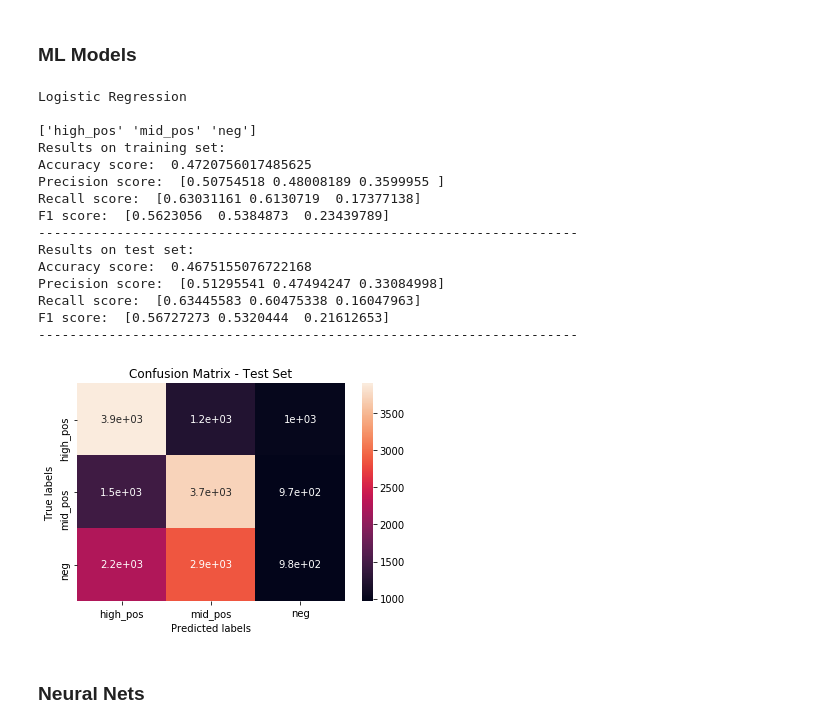
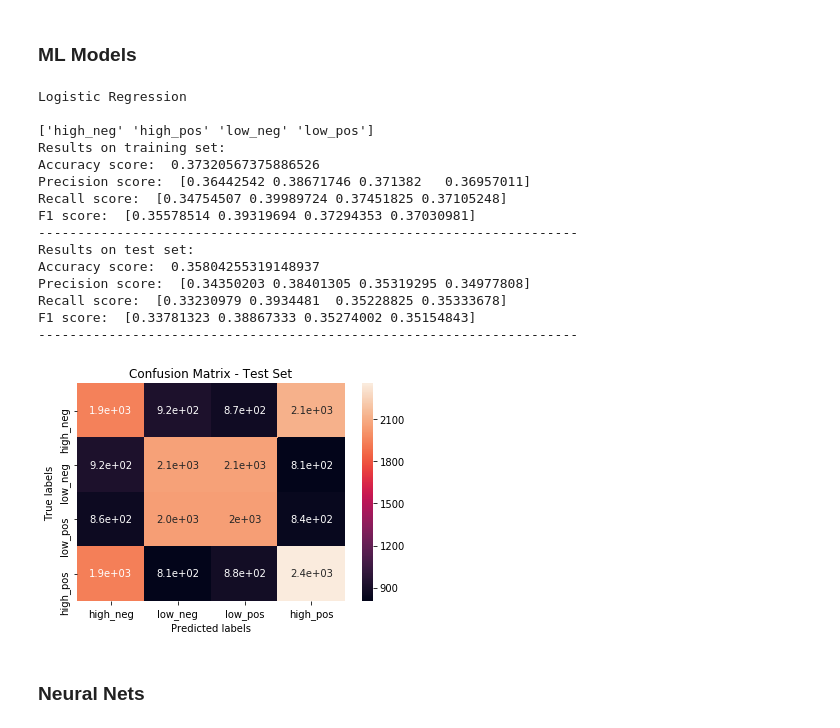
Before and after one commit to alexkapele/jane_street_prediction, a Jupyter notebook: jane_street.ipynb, the cells around one changed output. Cells and saved outputs as stored; diff of their text form; code cells hidden in the pictures.

```diff
--- a/jane_street.ipynb
+++ b/jane_street.ipynb
@@ -410,13 +410,37 @@ min          -0.325972
 75%           0.007304
 max           0.351860
 Name: resp, dtype: float64
-# %%
-#3 classes: neg (i.e. loss), mid_pos, high_pos
-
-#mid_threshold = y_clean.quantile(0.75)
-mid_threshold = 0.01
-
-y_label = y_clean.apply(lambda x: 'neg' if x<0 else ('mid_pos' if x<=mid_threshold else 'high_pos'))
+# %%
+n_classes = 4
+# %%
+low_pos_threshold = 0.01
+low_neg_threshold = -low_pos_threshold
+
+def resp_bands(x):
+    if x<0:
+        if x>low_neg_threshold:
+            label = 'low_neg'
+        else:
+            label = 'high_neg'
+    else:
+        if x<low_pos_threshold:
+            label = 'low_pos'
+        else:
+            label = 'high_pos'
+    return label
+
+if n_classes == 2:
+    #3 classes: neg (i.e. loss), pos (i.e. profit)
+    labels = ['neg','pos']
+    y_label = y_clean.apply(lambda x: 'neg' if x<0 else 'pos')
+elif n_classes == 3:
+    #3 classes: neg (i.e. loss), low_pos, high_pos
+    labels = ['neg','low_pos','high_pos']
+    y_label = y_clean.apply(lambda x: 'neg' if x<0 else ('low_pos' if x<=low_pos_threshold else 'high_pos'))
+elif n_classes == 4:
+    #4 classes: low_neg, high_neg, low_pos, high_pos
+    labels = ['high_neg','low_neg','low_pos','high_pos']
+    y_label = y_clean.apply(lambda x: resp_bands(x))
 # %%
 y_clean.to_frame().join(y_label,lsuffix='_value', rsuffix='_label').head(20)
 # %% [output]
@@ -476,6 +512,7 @@ X_train, X_test, y_train, y_test = train_test_split(X_norm_balanced,y_label_bala
 ### ML Models
 # %%
 def evaluate_model(train_labels, train_pred, test_labels, test_pred, labels):
+    from sklearn.metrics import accuracy_score, precision_score, recall_score, f1_score
     print('Results on training set:')
     print('Accuracy score: ', format(accuracy_score(train_labels, train_pred)))
     print('Precision score: ', format(precision_score(train_labels, train_pred,average=None)))
@@ -504,7 +541,7 @@ def evaluate_model(train_labels, train_pred, test_labels, test_pred, labels):
     ax.yaxis.set_ticklabels(labels)
     plt.show()
 
-def run_model(models, model_name, train_data, train_labels, test_data, test_labels, label_encoder):
+def run_model(models, model_name, train_data, train_labels, test_data, test_labels, label_encoder, labels):
     #model pipeline function
 
     #Get model
@@ -527,7 +564,7 @@ def run_model(models, model_name, train_data, train_labels, test_data, test_labe
     print()
     print(label_encoder.inverse_transform(model.classes_))
 
-    evaluate_model(train_labels, train_pred, test_labels, test_pred, label_encoder.inverse_transform(model.classes_))
+    evaluate_model(train_labels, train_pred, test_labels, test_pred, labels)
 
     return model
 # %%
@@ -557,24 +594,24 @@ from sklearn.preprocessing import LabelEncoder
 le = LabelEncoder()
 le = le.fit(y_train.values.astype(str))
 # %%
-log_model =  run_model(models,'Logistic Regression',X_train,y_train,X_test,y_test,le)
+log_model =  run_model(models,'Logistic Regression',X_train,y_train,X_test,y_test,le,labels)
 # %% [output]
 Logistic Regression
 
-['high_pos' 'mid_pos' 'neg']
+['high_neg' 'high_pos' 'low_neg' 'low_pos']
 Results on training set:
-Accuracy score:  0.4720756017485625
-Precision score:  [0.50754518 0.48008189 0.3599955 ]
-Recall score:  [0.63031161 0.6130719  0.17377138]
-F1 score:  [0.5623056  0.5384873  0.23439789]
+Accuracy score:  0.37320567375886526
+Precision score:  [0.36442542 0.38671746 0.371382   0.36957011]
+Recall score:  [0.34754507 0.39989724 0.37451825 0.37105248]
+F1 score:  [0.35578514 0.39319694 0.37294353 0.37030981]
 ---------------------------------------------------------------------
 Results on test set:
-Accuracy score:  0.4675155076722168
-Precision score:  [0.51295541 0.47494247 0.33084998]
-Recall score:  [0.63445583 0.60475338 0.16047963]
-F1 score:  [0.56727273 0.5320444  0.21612653]
+Accuracy score:  0.35804255319148937
+Precision score:  [0.34350203 0.38401305 0.35319295 0.34977808]
+Recall score:  [0.33230979 0.3934481  0.35228825 0.35333678]
+F1 score:  [0.33781323 0.38867333 0.35274002 0.35154843]
 ---------------------------------------------------------------------
-[figure, old version]
+[figure, new version]
 # %% [markdown]
 ### Neural Nets
 # %%
```
Also changed, not shown: parts of 10 cells of this notebook.
